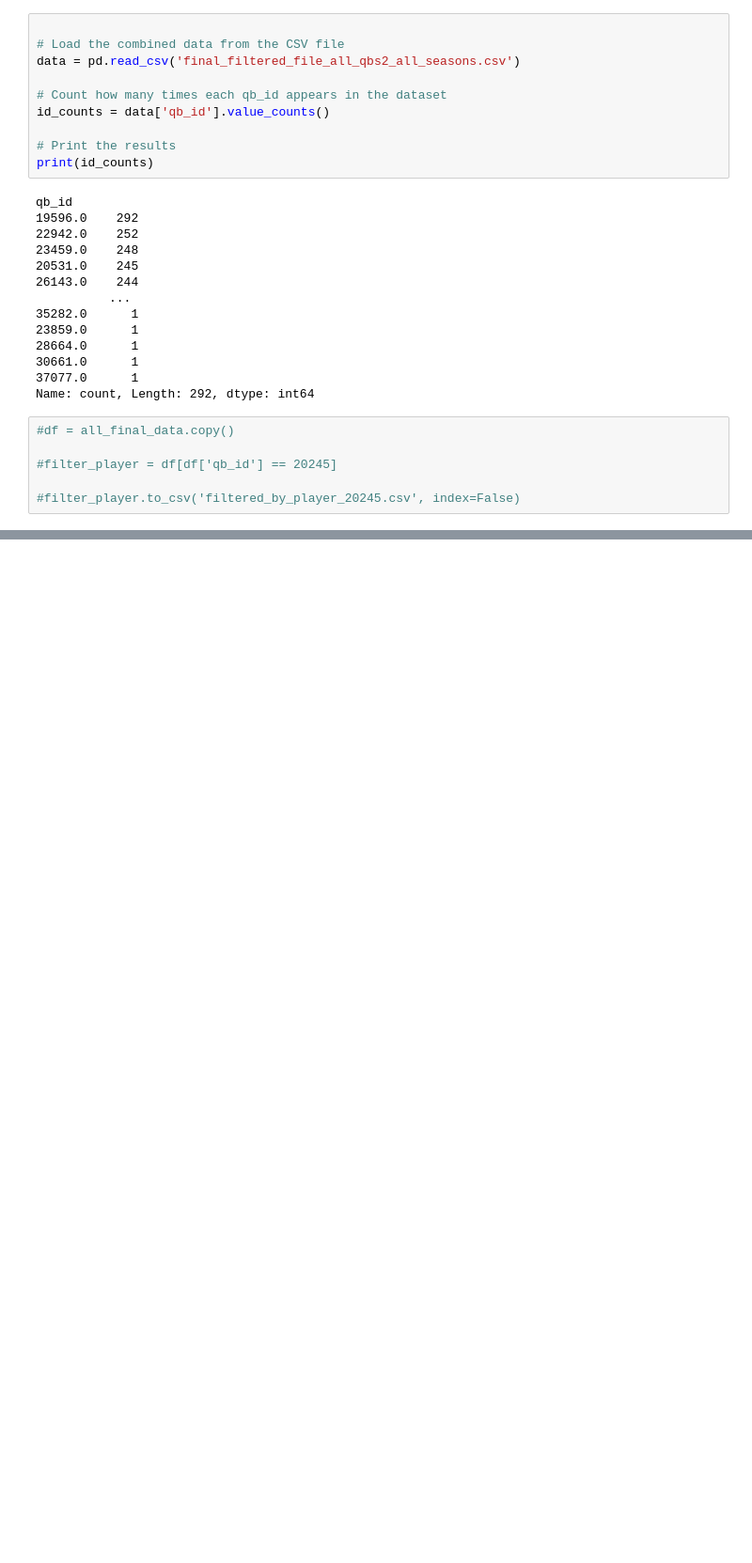
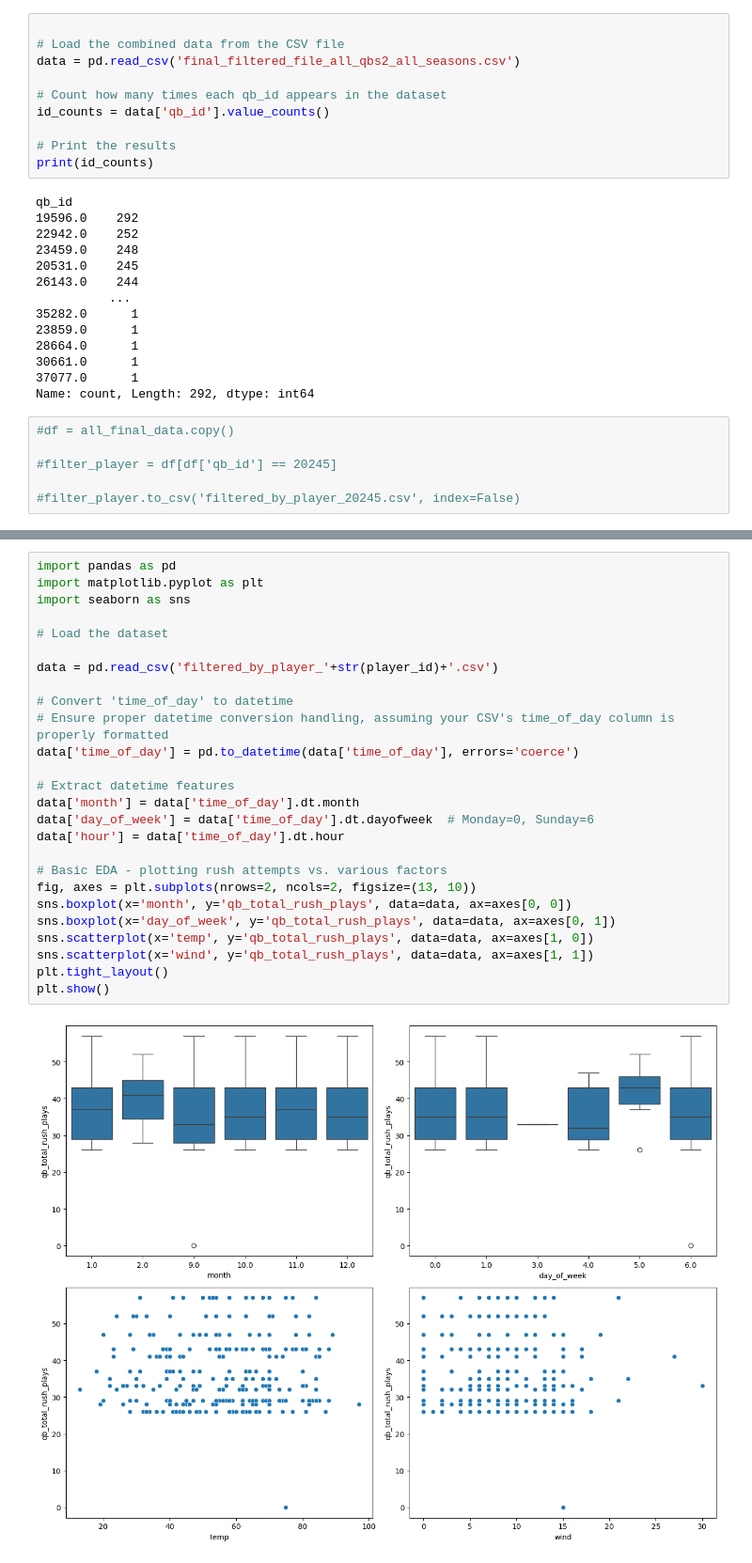
Before and after one commit to SantiM01/Senior-Project, a Jupyter notebook: data_aggregation_per_game_per_qb.ipynb, the cells around one changed output, grey strips where cells are left out. Shown at 94% size. Saved outputs shown, nothing was run; the diff lists cells and outputs as text; blank space fills up the shorter version.

```diff
--- a/data_aggregation_per_game_per_qb.ipynb
+++ b/data_aggregation_per_game_per_qb.ipynb
@@ -429,4 +445,32 @@ memory usage: 5.5+ KB
 None
+# %%
+import pandas as pd
+import matplotlib.pyplot as plt
+import seaborn as sns
+
+# Load the dataset
+
+data = pd.read_csv('filtered_by_player_'+str(player_id)+'.csv')
+
+# Convert 'time_of_day' to datetime
+# Ensure proper datetime conversion handling, assuming your CSV's time_of_day column is properly formatted
+data['time_of_day'] = pd.to_datetime(data['time_of_day'], errors='coerce')
+
+# Extract datetime features
+data['month'] = data['time_of_day'].dt.month
+data['day_of_week'] = data['time_of_day'].dt.dayofweek  # Monday=0, Sunday=6
+data['hour'] = data['time_of_day'].dt.hour
+
+# Basic EDA - plotting rush attempts vs. various factors
+fig, axes = plt.subplots(nrows=2, ncols=2, figsize=(13, 10))
+sns.boxplot(x='month', y='qb_total_rush_plays', data=data, ax=axes[0, 0])
+sns.boxplot(x='day_of_week', y='qb_total_rush_plays', data=data, ax=axes[0, 1])
+sns.scatterplot(x='temp', y='qb_total_rush_plays', data=data, ax=axes[1, 0])
+sns.scatterplot(x='wind', y='qb_total_rush_plays', data=data, ax=axes[1, 1])
+plt.tight_layout()
+plt.show()
+# %% [output]
+[figure, added]
 # %%
 import pandas as pd
 import matplotlib.pyplot as plt
```
Also changed, not shown: parts of 9 cells of this notebook.
